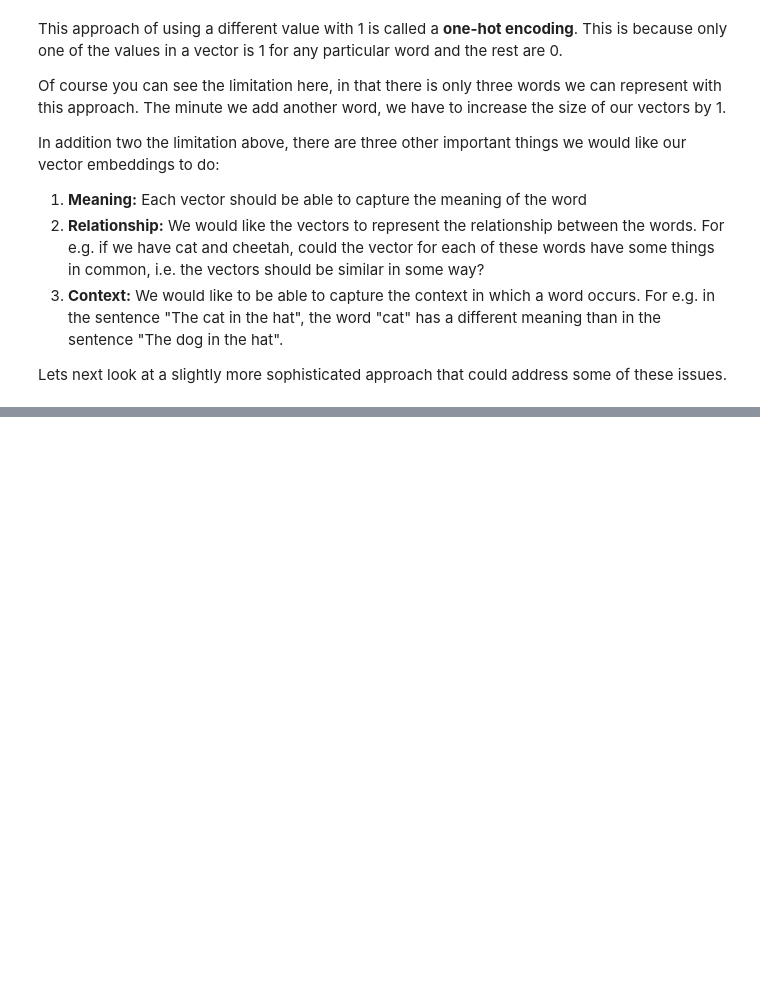
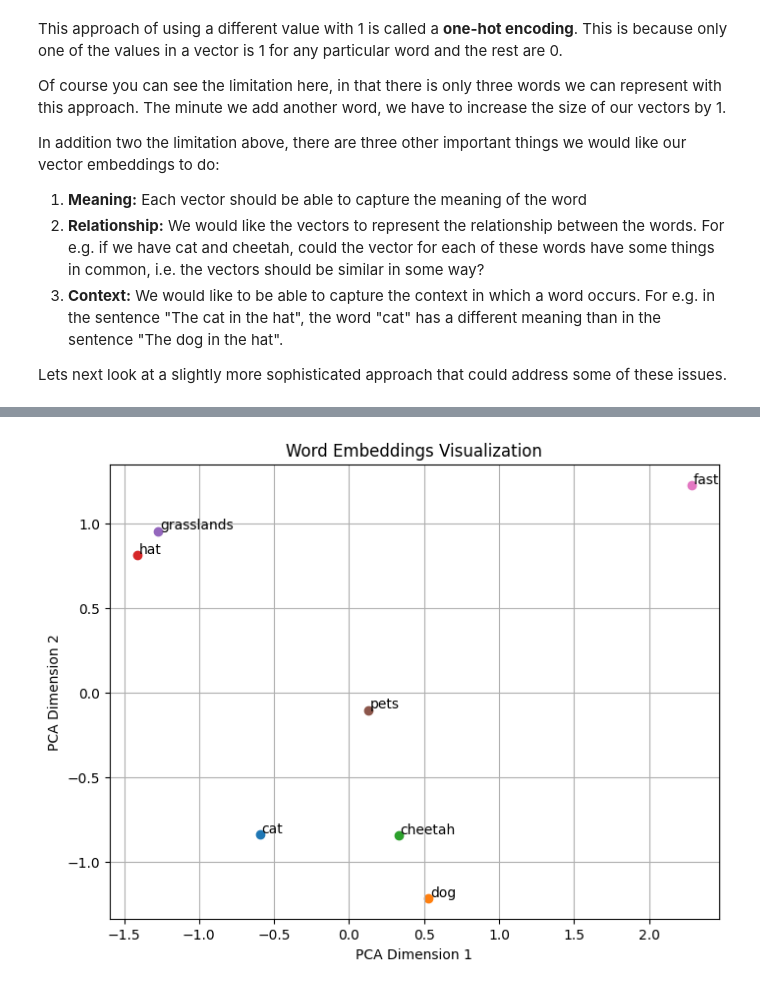
Before and after one commit to prashantnayak-edu/zero-to-ai, a Jupyter notebook: notes/vector-embeddings.ipynb, the cells around one changed output, grey strips where cells are left out. Drawn from its saved outputs; the diff is of its cells as text; code cells hidden in the pictures; blank space fills up the shorter version.

```diff
--- a/notes/vector-embeddings.ipynb
+++ b/notes/vector-embeddings.ipynb
@@ -89,0 +125,8 @@ Lets next look at a slightly more sophisticated approach that could address some
+# %%
+# Embedding size (number of dimensions)
+embedding_size = 5  # Keep it small for simplicity
+
+# Initialize embeddings randomly
+embedding_matrix = np.random.uniform(-1, 1, (len(vocab), embedding_size))
+
+print("Initial Embedding for 'cat':", embedding_matrix[word_to_id['cat']])
@@ -89,0 +135,3 @@ Lets next look at a slightly more sophisticated approach that could address some
+# %%
+# Context window size (number of words to the left and right)
+window_size = 2
@@ -89,0 +158,3 @@ Lets next look at a slightly more sophisticated approach that could address some
+# %%
+def sigmoid(x):
+    return 1 / (1 + np.exp(-x))
@@ -89,0 +236,27 @@ Lets next look at a slightly more sophisticated approach that could address some
+# %%
+from sklearn.decomposition import PCA
+import matplotlib.pyplot as plt
+
+# Words to visualize
+words_to_visualize = ['cat', 'dog', 'cheetah', 'hat', 'grasslands', 'pets', 'fast']
+
+# Get embeddings
+embeddings_subset = np.array([embedding_matrix[word_to_id[word]] for word in words_to_visualize])
+
+# Reduce dimensions
+pca = PCA(n_components=2)
+reduced_embeddings = pca.fit_transform(embeddings_subset)
+
+# Plot
+plt.figure(figsize=(8, 6))
+for i, word in enumerate(words_to_visualize):
+    x, y = reduced_embeddings[i]
+    plt.scatter(x, y)
+    plt.annotate(word, (x + 0.01, y + 0.01))
+plt.title("Word Embeddings Visualization")
+plt.xlabel("PCA Dimension 1")
+plt.ylabel("PCA Dimension 2")
+plt.grid(True)
+plt.show()
+# %% [output]
+[figure, added]
```
Also changed, not shown: parts of 6 cells of this notebook, 3 other files.
